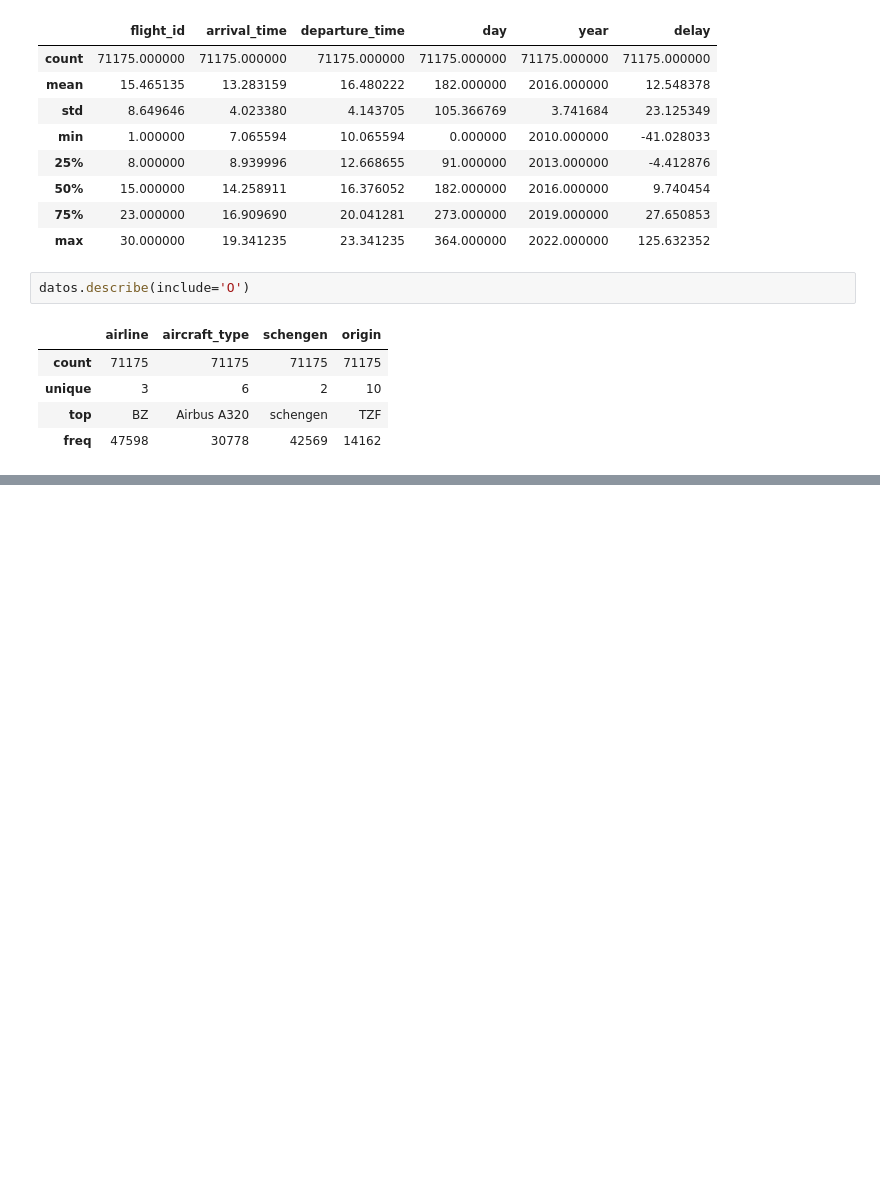
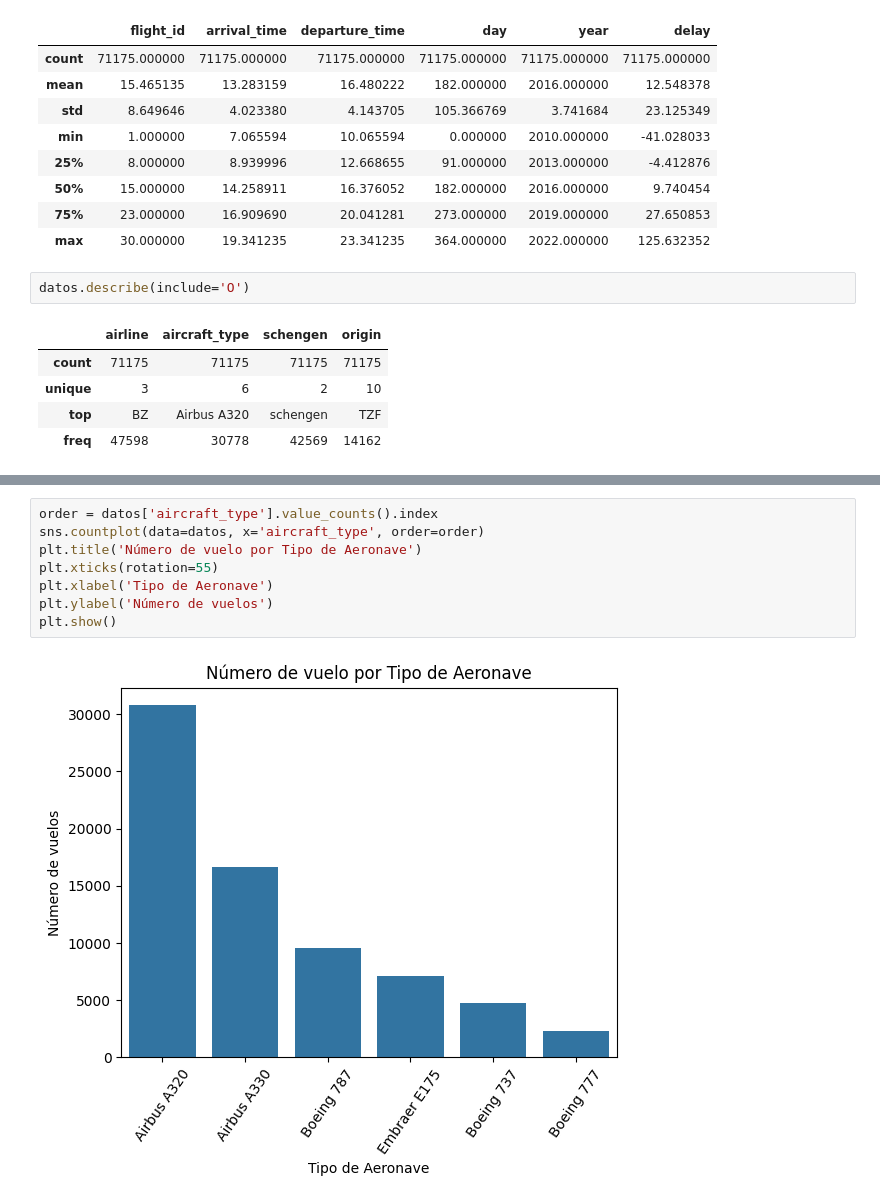
Before and after one commit to Maucho6340/1764-estadistica-con-python-probabilidad-y-muestreo, a Jupyter notebook: optimizacion_aeroportuaria_propio.ipynb, the cells around one changed output, grey strips where cells are left out. Drawn from its saved outputs; the diff is of its cells as text; blank space fills up the shorter version.

```diff
--- a/optimizacion_aeroportuaria_propio.ipynb
+++ b/optimizacion_aeroportuaria_propio.ipynb
@@ -56,0 +123,10 @@ datos.describe(include='O')
+# %%
+order = datos['aircraft_type'].value_counts().index
+sns.countplot(data=datos, x='aircraft_type', order=order)
+plt.title('Número de vuelo por Tipo de Aeronave')
+plt.xticks(rotation=55)
+plt.xlabel('Tipo de Aeronave')
+plt.ylabel('Número de vuelos')
+plt.show()
+# %% [output]
+[figure, added]
```
Also changed, not shown: parts of 29 cells of this notebook.
